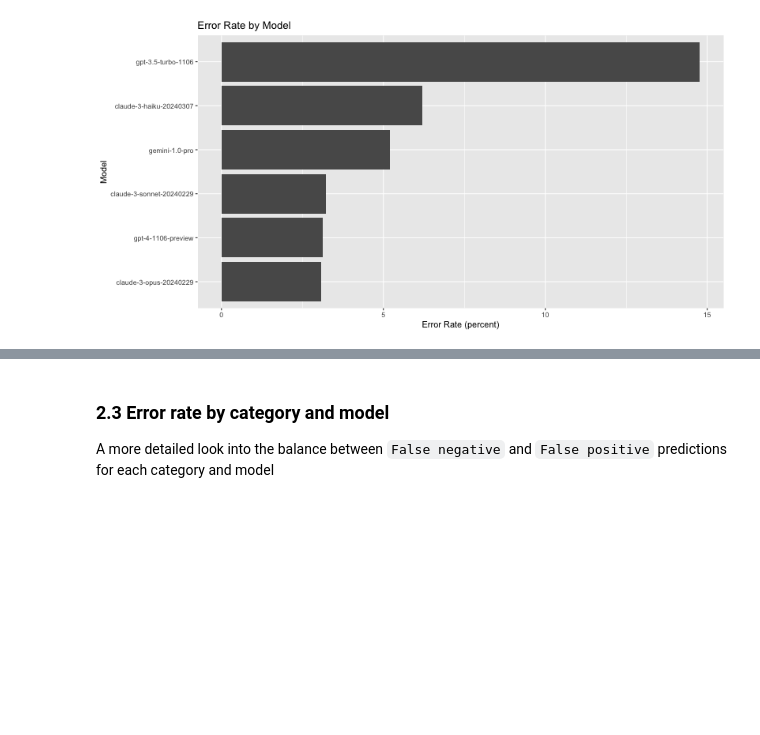
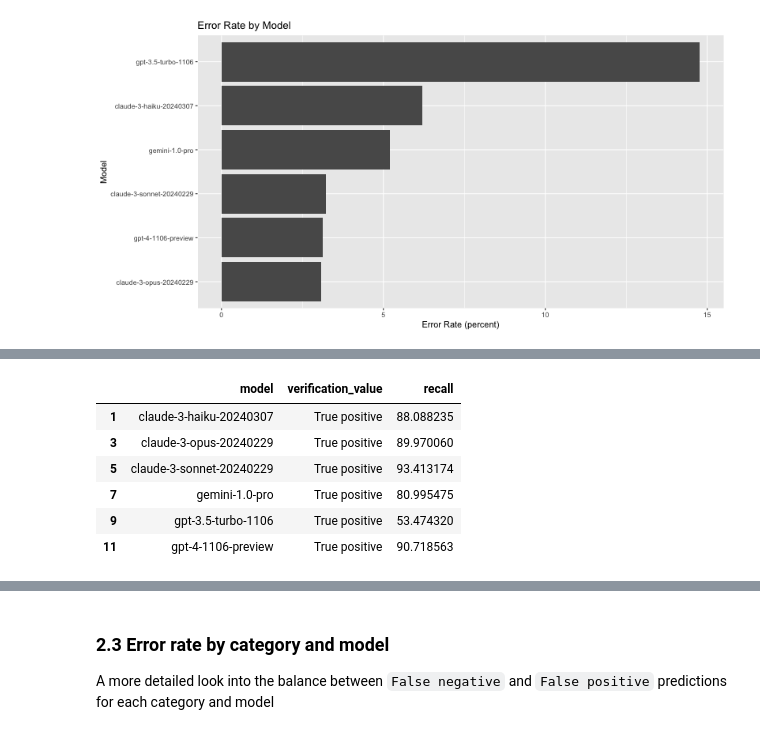
Before and after one commit to junekim6/commons-project, a Jupyter notebook: data_analysis/how_we_chose_an_ai_model/analysing-models.ipynb, the cells around one changed output, grey strips where cells are left out. Cells and saved outputs as stored; diff of their text form; code cells hidden in the pictures; blank space fills up the shorter version.

```diff
--- a/data_analysis/how_we_chose_an_ai_model/analysing-models.ipynb
+++ b/data_analysis/how_we_chose_an_ai_model/analysing-models.ipynb
@@ -205,0 +250,10 @@ plt
+# %%
+recall
+# %% [output]
+|  | model | verification_value | recall |
+| 1 | claude-3-haiku-20240307 | True positive | 88.088235 |
+| 3 | claude-3-opus-20240229 | True positive | 89.970060 |
+| 5 | claude-3-sonnet-20240229 | True positive | 93.413174 |
+| 7 | gemini-1.0-pro | True positive | 80.995475 |
+| 9 | gpt-3.5-turbo-1106 | True positive | 53.474320 |
+| 11 | gpt-4-1106-preview | True positive | 90.718563 |
```
Also changed, not shown: parts of 9 cells of this notebook.
